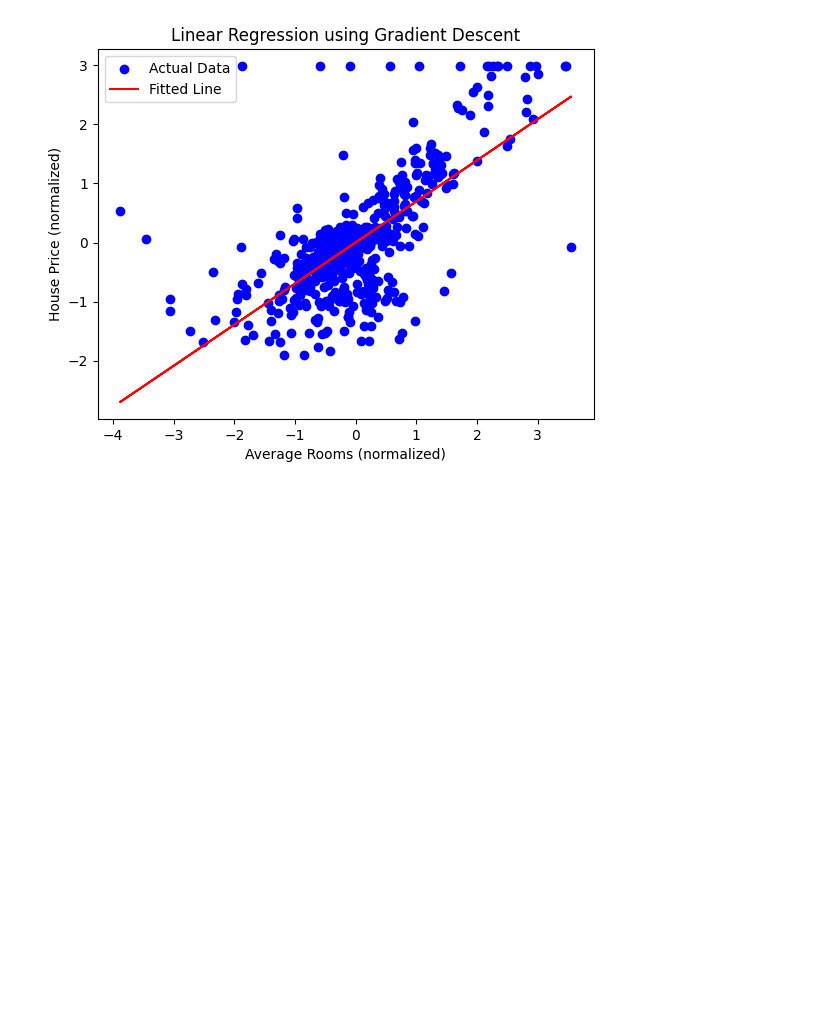
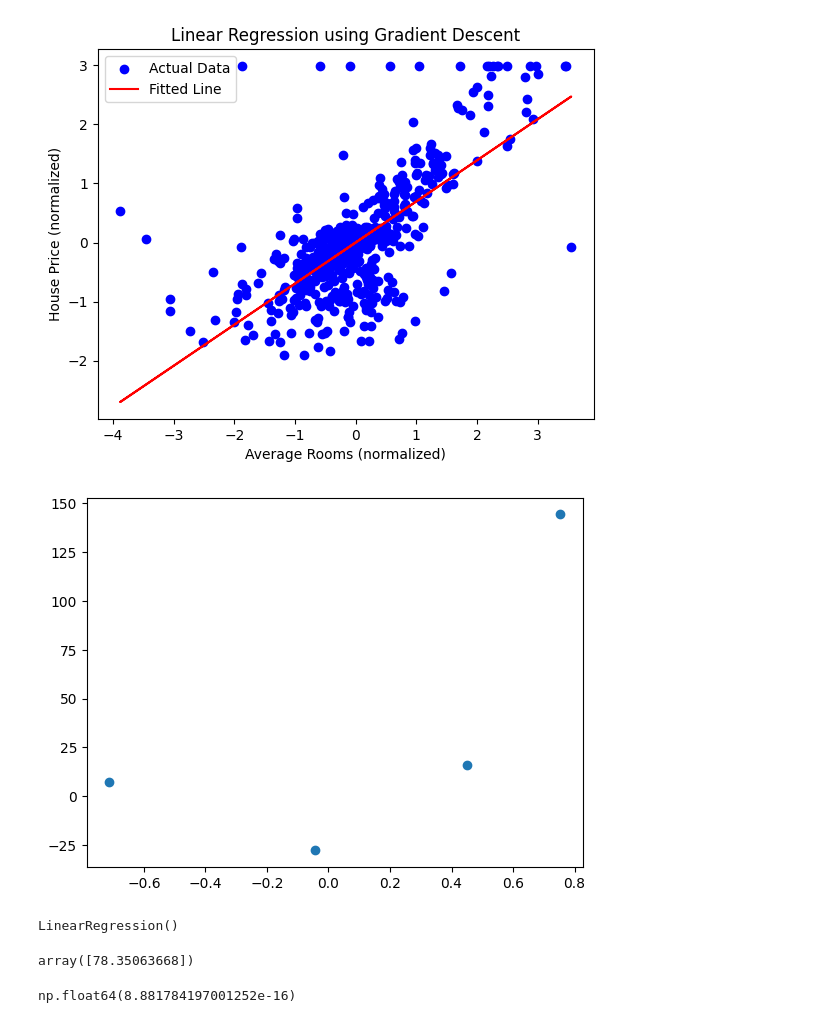
Before and after one commit to Misbahuddin111/machine-learning, a Jupyter notebook: 51 session gradient descent.ipynb, the cells around one changed output. Drawn from its saved outputs; the diff is of its cells as text; code cells hidden in the pictures; blank space fills up the shorter version.

```diff
--- a/51 session gradient descent.ipynb
+++ b/51 session gradient descent.ipynb
@@ -137,3 +137,30 @@ Final intercept (b): -4.726653850925891e-16
 Final cost: 0.5164745440086658
 [figure]
 [figure]
+# %%
+# Import library
+from sklearn.datasets import make_regression
+import pandas as pd
+
+# Create a regression dataset with 1 feature and 4 samples
+x, y = make_regression(n_samples=4, n_features=1, noise=80, random_state=13)
+# %%
+import matplotlib.pyplot as pll
+plt.scatter(x,y)
+plt.show()
+# %% [output]
+[figure, added]
+# %%
+from sklearn.linear_model import LinearRegression
+model = LinearRegression()
+model.fit(x,y)
+# %% [output]
+LinearRegression()
+# %%
+model.coef_
+# %% [output]
+array([78.35063668])
+# %%
+model.intercept_
+# %% [output]
+np.float64(8.881784197001252e-16)
```
Also changed, not shown: parts of 5 cells of this notebook.
